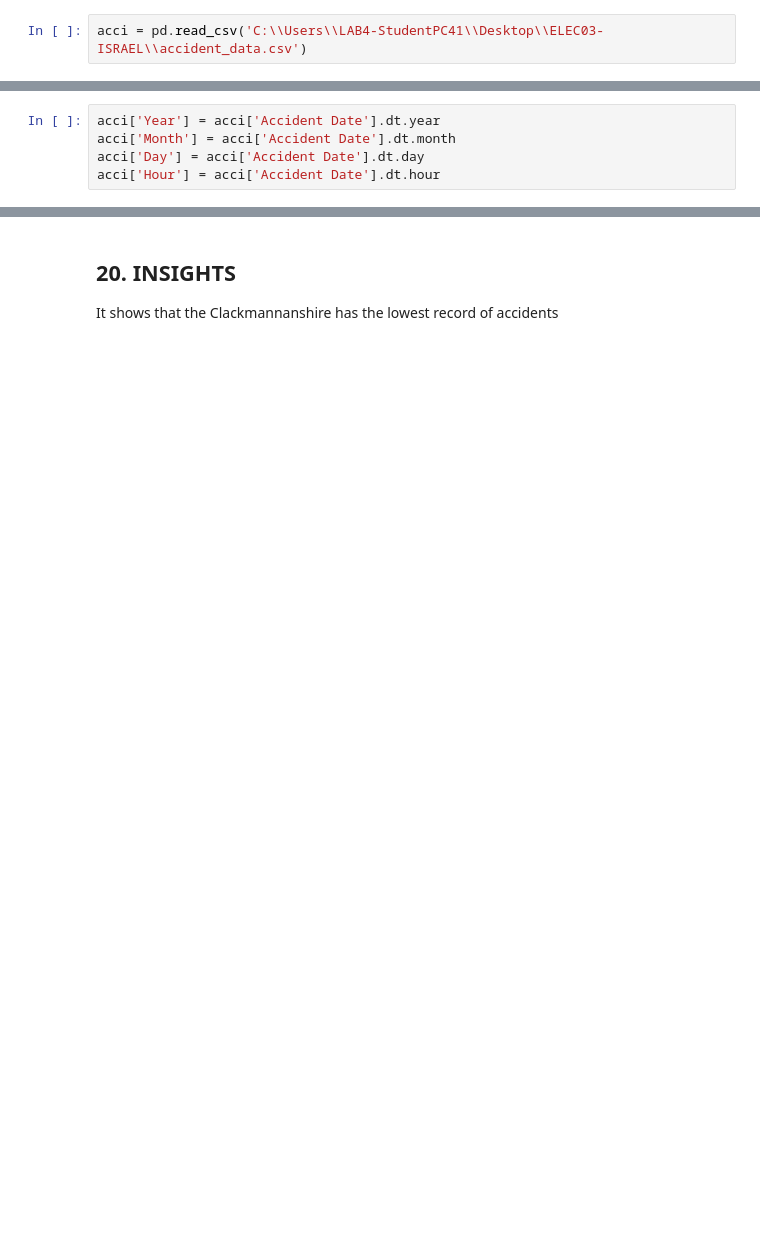
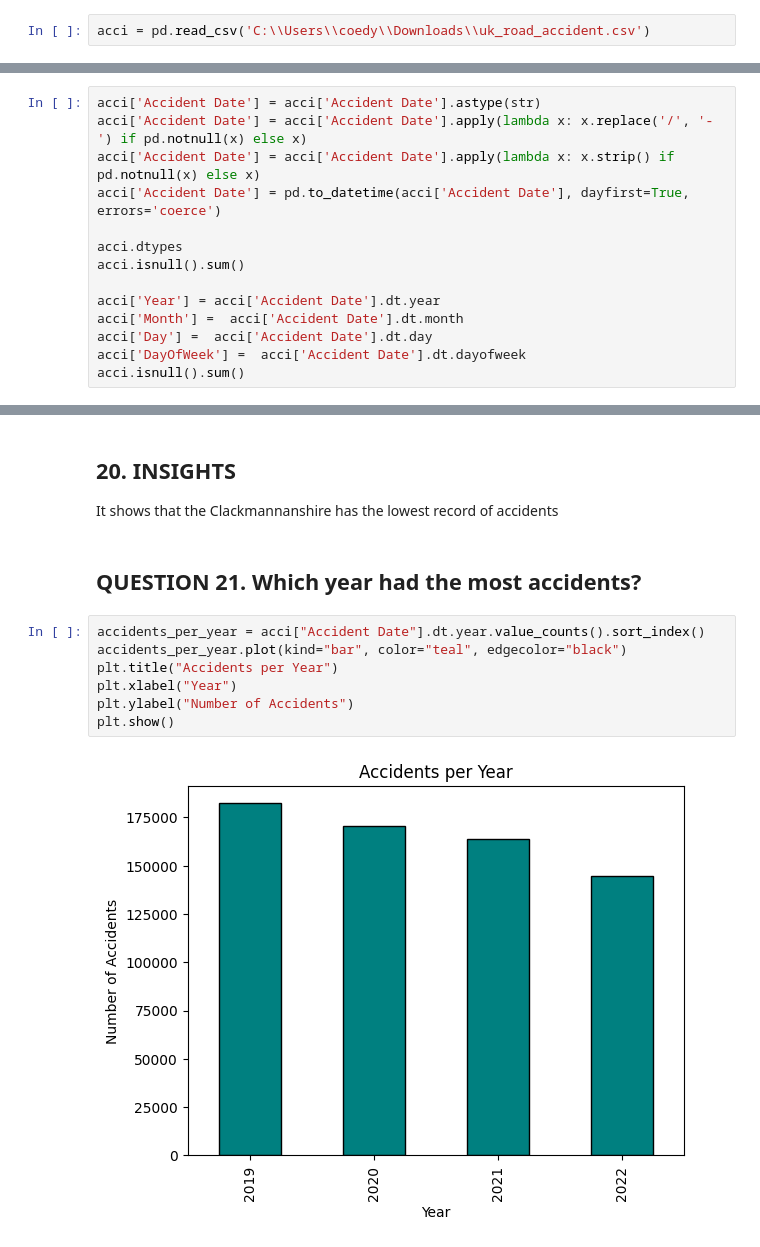
Before and after one commit to Johnjsp/act2_20insights, a Jupyter notebook: 20_insights_ukacci-checkpoint.ipynb, the cells around one changed output, grey strips where cells are left out. Drawn from its saved outputs; the diff is of its cells as text; blank space fills up the shorter version.

```diff
--- a/20_insights_ukacci-checkpoint.ipynb
+++ b/20_insights_ukacci-checkpoint.ipynb
@@ -6,7 +7,7 @@ import pandas as pd
 # %% [markdown]
 <h2>Converting data set to data frame</h2>
 # %%
-acci = pd.read_csv('C:\\Users\\LAB4-StudentPC41\\Desktop\\ELEC03-ISRAEL\\accident_data.csv')
+acci = pd.read_csv('C:\\Users\\coedy\\Downloads\\uk_road_accident.csv')
 # %%
 acci
 # %% [output]
@@ -314,8 +315,17 @@ acci.isnull().sum
 # %% [markdown]
 <h2>Extracting date information using pandas date time </h2>
 # %%
+acci['Accident Date'] = acci['Accident Date'].astype(str)
+acci['Accident Date'] = acci['Accident Date'].apply(lambda x: x.replace('/', '-') if pd.notnull(x) else x)
+acci['Accident Date'] = acci['Accident Date'].apply(lambda x: x.strip() if pd.notnull(x) else x)
+acci['Accident Date'] = pd.to_datetime(acci['Accident Date'], dayfirst=True, errors='coerce')
+
+acci.dtypes
+acci.isnull().sum()
+
 acci['Year'] = acci['Accident Date'].dt.year
-acci['Month'] = acci['Accident Date'].dt.month
-acci['Day'] = acci['Accident Date'].dt.day
-acci['Hour'] = acci['Accident Date'].dt.hour
+acci['Month'] =  acci['Accident Date'].dt.month
+acci['Day'] =  acci['Accident Date'].dt.day
+acci['DayOfWeek'] =  acci['Accident Date'].dt.dayofweek
+acci.isnull().sum()
 # %% [output]
@@ -483,3 +719,14 @@ lowest_district
 # %% [markdown]
 <h2>20. INSIGHTS</h2>
 <p>It shows that the Clackmannanshire has the lowest record of accidents </p>
+# %% [markdown]
+<h2>QUESTION 21. Which year had the most accidents?</h2>
+# %%
+accidents_per_year = acci["Accident Date"].dt.year.value_counts().sort_index()
+accidents_per_year.plot(kind="bar", color="teal", edgecolor="black")
+plt.title("Accidents per Year")
+plt.xlabel("Year")
+plt.ylabel("Number of Accidents")
+plt.show()
+# %% [output]
+[figure, added]
```
Also changed, not shown: parts of 35 cells of this notebook.
